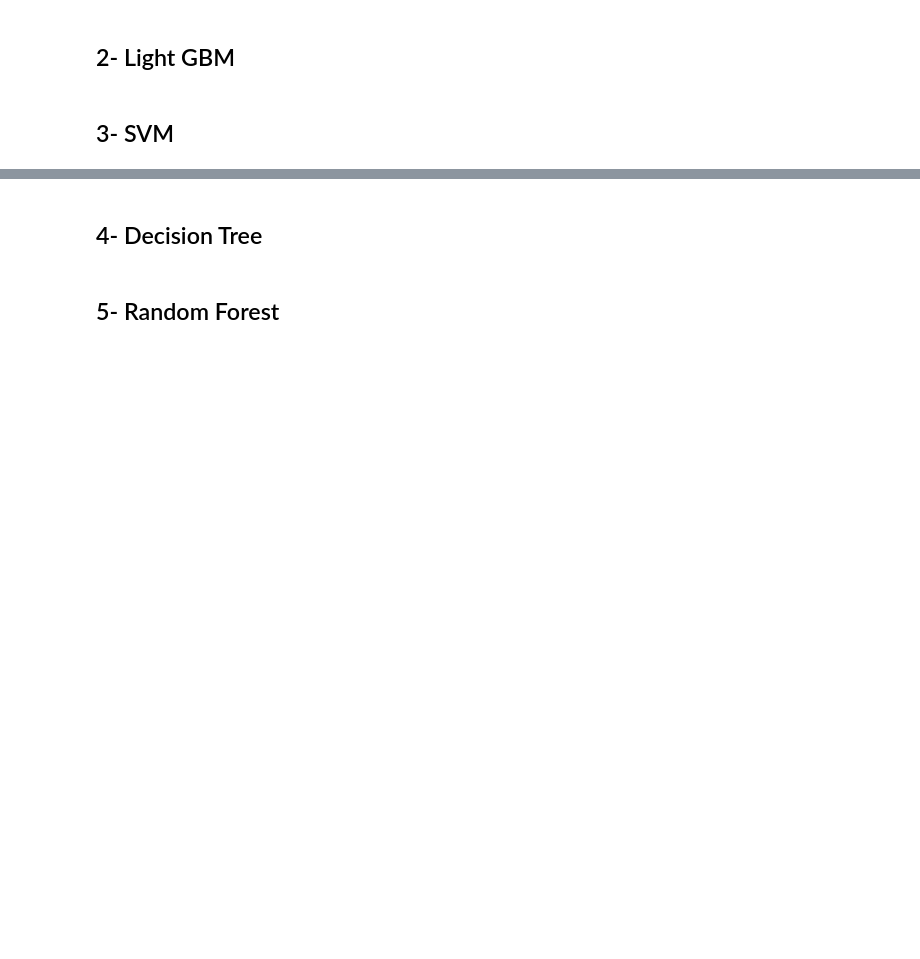
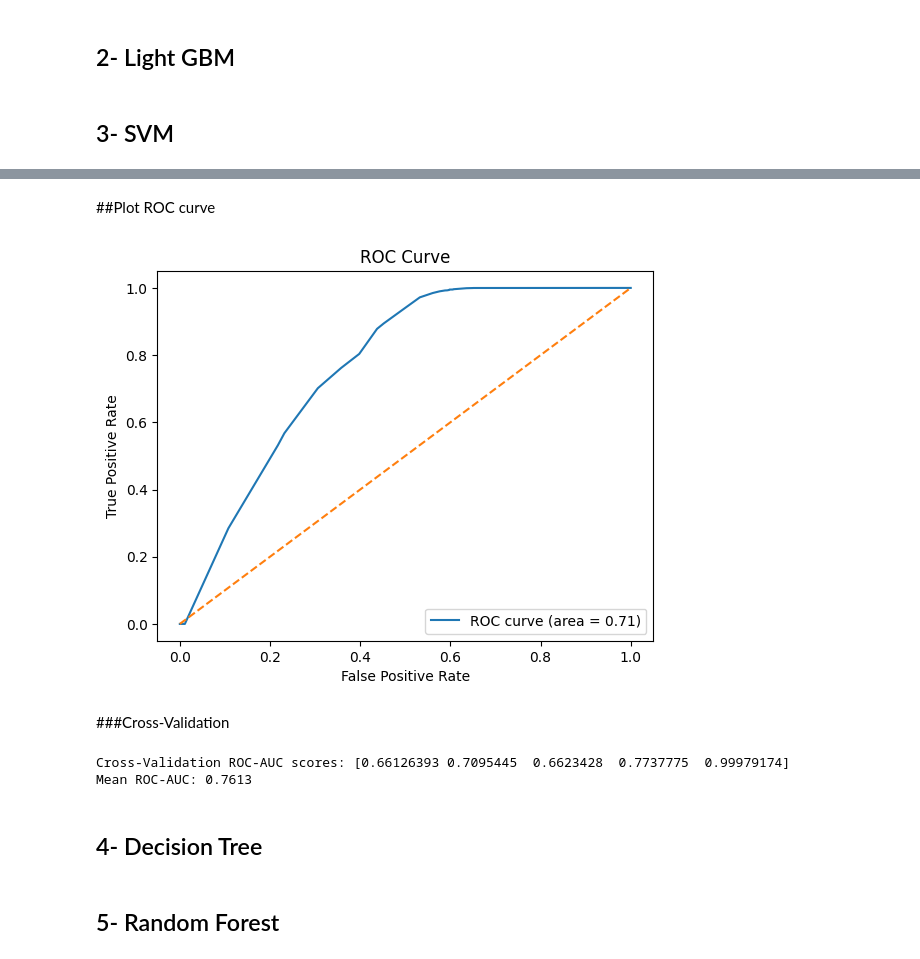
Before and after one commit to ElecSpartan/Big-Data-Project, a Jupyter notebook: BigData.ipynb, the cells around one changed output, grey strips where cells are left out. Saved outputs shown, nothing was run; the diff lists cells and outputs as text; code cells hidden in the pictures; blank space fills up the shorter version.

Commit message:
feat: Add SVM-based classification model for detecting malicious URLs using extracted URL features

```diff
--- a/BigData.ipynb
+++ b/BigData.ipynb
@@ -136,0 +139,11 @@ plt.show()
+# %%
+# import SVC model
+from sklearn.calibration import LinearSVC
+from sklearn.calibration import CalibratedClassifierCV
+from sklearn.svm import SVC  # Support Vector Classifier
+# Wrap LinearSVC
+base_model = LinearSVC()
+model = CalibratedClassifierCV(base_model)  # Default is sigmoid calibration
+# Train the model on the training data
+model.fit(x_train, y_train)
+print("SVC Model trained successfully.")
@@ -136,0 +154,18 @@ plt.show()
+# %%
+# Make predictions on the test set
+y_pred = model.predict(x_test)
+# Calculate accuracy
+accuracy = accuracy_score(y_test, y_pred)
+# Calculate confusion matrix
+conf_matrix = confusion_matrix(y_test, y_pred)
+# Calculate ROC-AUC score
+roc_auc = roc_auc_score(y_test, y_pred)
+# classification report
+class_report = classification_report(y_test, y_pred, target_names=['bad', 'good'])
+
+print(f"Accuracy: {accuracy:.4f}")
+print("Confusion Matrix:")
+print(conf_matrix)
+print(f"ROC-AUC: {roc_auc:.4f}")
+print("Classification Report:")
+print(class_report)
@@ -137,3 +187,28 @@ plt.show()
+# %% [markdown]
+##Plot ROC curve
+# %%
+##Plot ROC curve
+y_proba = model.predict_proba(x_test)[:, 1]
+fpr, tpr, _ = roc_curve(y_test, y_proba)
+plt.figure()
+plt.plot(fpr, tpr, label='ROC curve (area = {:.2f})'.format(roc_auc))
+plt.plot([0, 1], [0, 1], '--')
+plt.xlabel('False Positive Rate')
+plt.ylabel('True Positive Rate')
+plt.title('ROC Curve')
+plt.legend(loc='lower right')
+plt.show()
+# %% [output]
+[figure, added]
+# %% [markdown]
+###Cross-Validation
+# %%
+cv_scores = cross_val_score(model, x, y, cv=5, scoring='roc_auc')
+print(f"Cross-Validation ROC-AUC scores: {cv_scores}")
+print(f"Mean ROC-AUC: {np.mean(cv_scores):.4f}")
+# %% [output]
+Cross-Validation ROC-AUC scores: [0.66126393 0.7095445  0.6623428  0.7737775  0.99979174]
+Mean ROC-AUC: 0.7613
 # %% [markdown]
 ## 4- Decision Tree
 # %% [markdown]
```
Also changed, not shown: parts of 4 cells of this notebook.
